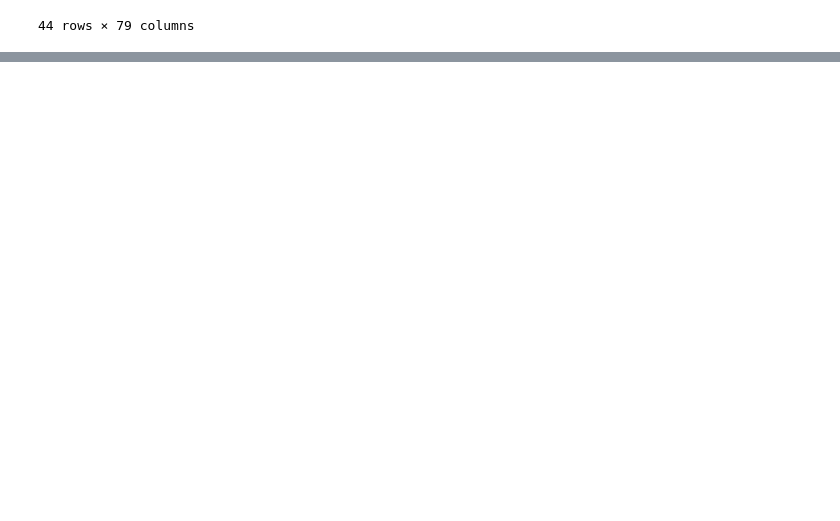
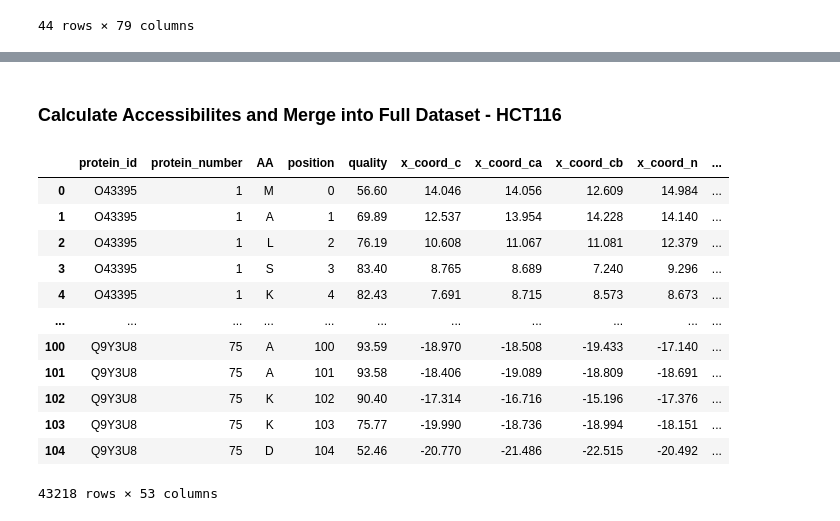
Before and after one commit to ritster/MetML, a Jupyter notebook: HyperreactivityModel/toy/process_datasets.ipynb, the cells around one changed output, grey strips where cells are left out. Saved outputs shown, nothing was run; the diff lists cells and outputs as text; code cells hidden in the pictures; blank space fills up the shorter version.

Commit message:
run processing pipeline on remaining toy dataset

```diff
--- a/HyperreactivityModel/toy/process_datasets.ipynb
+++ b/HyperreactivityModel/toy/process_datasets.ipynb
@@ -360,0 +457,3 @@ peptides
+# %%
+peptides = peptides.merge(sequence_cache_df_updated, how="left", on="Protein ID")
+peptides
@@ -360,0 +474,4 @@ peptides
+# %%
+# Process dataset to extract peptide and Met site locations
+peptides = process_dataset(peptides, amino_acid, amino_acid_str, analysis_threshold, modifications)
+peptides
@@ -360,0 +524,8 @@ peptides
+# %%
+# Remove invalid proteins (according to alphafold)
+# 2 invalid peptides as a result -> 2 not hyperreactive
+
+invalid_IDs = ['Q15149']
+display(peptides[peptides["Protein ID"].isin(invalid_IDs)])
+peptides = peptides[~peptides["Protein ID"].isin(invalid_IDs)]
+peptides
@@ -360,0 +550,5 @@ peptides
+# %%
+# Set UniProt IDs to use
+unique_uniprotIDs = peptides["Protein ID"].unique()
+print("Unique UniProt IDs: \n" + str(unique_uniprotIDs))
+print("Number of Unique UniProt IDs: " + str(unique_uniprotIDs.size))
@@ -360,0 +590,21 @@ peptides
+# %% [markdown]
+### Calculate Accessibilites and Merge into Full Dataset - HCT116
+# %%
+radii = [2, 3, 4, 4.5, 5, 5.5, 6, 6.5, 7, 7.5, 8, 12, 18, 24]
+smooth_accessibilities = calculate_accessibilities(cif_dir, pae_dir, unique_uniprotIDs, radii)
+smooth_accessibilities["position"] = smooth_accessibilities["position"] - 1 # zero-index the positions to match initial dataframe
+smooth_accessibilities
+# %% [output]
+|  | protein_id | protein_number | AA | position | quality | x_coord_c | x_coord_ca | x_coord_cb | x_coord_n | ... |
+| 0 | O43395 | 1 | M | 0 | 56.60 | 14.046 | 14.056 | 12.609 | 14.984 | ... |
+| 1 | O43395 | 1 | A | 1 | 69.89 | 12.537 | 13.954 | 14.228 | 14.140 | ... |
+| 2 | O43395 | 1 | L | 2 | 76.19 | 10.608 | 11.067 | 11.081 | 12.379 | ... |
+| 3 | O43395 | 1 | S | 3 | 83.40 | 8.765 | 8.689 | 7.240 | 9.296 | ... |
+| 4 | O43395 | 1 | K | 4 | 82.43 | 7.691 | 8.715 | 8.573 | 8.673 | ... |
+| ... | ... | ... | ... | ... | ... | ... | ... | ... | ... | ... |
+| 100 | Q9Y3U8 | 75 | A | 100 | 93.59 | -18.970 | -18.508 | -19.433 | -17.140 | ... |
+| 101 | Q9Y3U8 | 75 | A | 101 | 93.58 | -18.406 | -19.089 | -18.809 | -18.691 | ... |
+| 102 | Q9Y3U8 | 75 | K | 102 | 90.40 | -17.314 | -16.716 | -15.196 | -17.376 | ... |
+| 103 | Q9Y3U8 | 75 | K | 103 | 75.77 | -19.990 | -18.736 | -18.994 | -18.151 | ... |
+| 104 | Q9Y3U8 | 75 | D | 104 | 52.46 | -20.770 | -21.486 | -22.515 | -20.492 | ... |
+43218 rows × 53 columns
```
Also changed, not shown: parts of 95 cells of this notebook, 10 other files.
